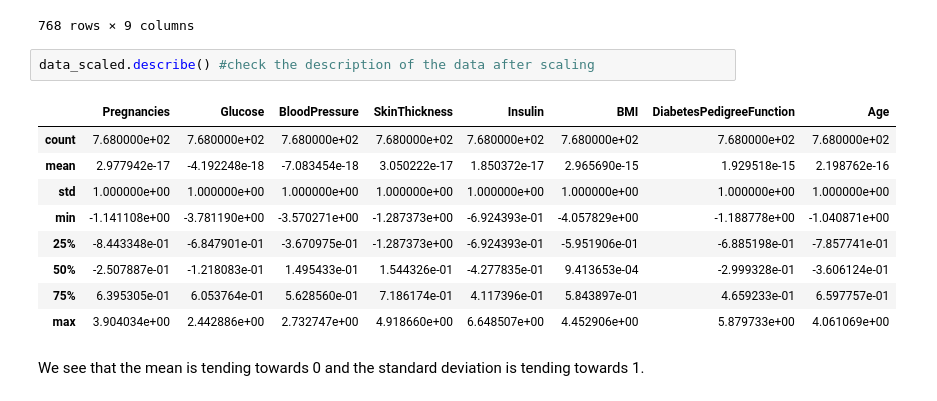
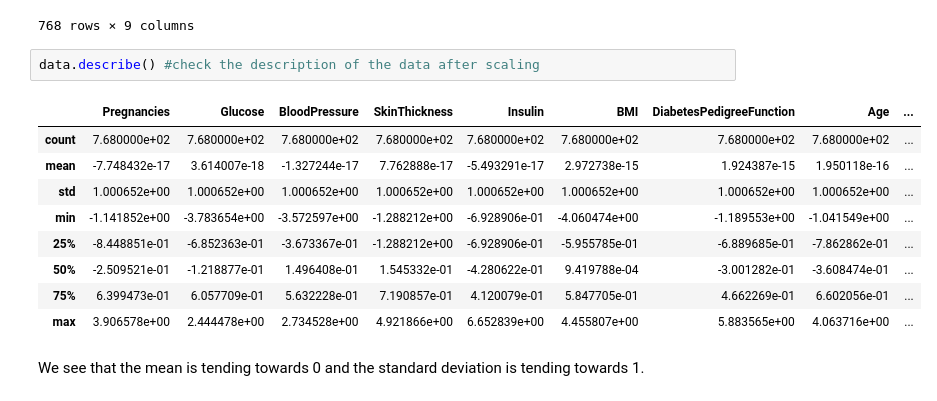
Before and after one commit to benjaminbenteke/test-live-coding, a Jupyter notebook: Ifeoma_Veronica_Nwabufo_LogRegression.ipynb, the cells around one changed output. Cells and saved outputs as stored; diff of their text form.

```diff
--- a/Ifeoma_Veronica_Nwabufo_LogRegression.ipynb
+++ b/Ifeoma_Veronica_Nwabufo_LogRegression.ipynb
@@ -125,17 +125,17 @@ data
 | 767 | -0.844885 | -0.873019 | 0.046245 | 0.656358 | -0.692891 | -0.202129 | -0.473785 | -0.871374 | ... |
 768 rows × 9 columns
 # %%
-data_scaled.describe() #check the description of the data after scaling
+data.describe() #check the description of the data after scaling
 # %% [output]
-|  | Pregnancies | Glucose | BloodPressure | SkinThickness | Insulin | BMI | DiabetesPedigreeFunction | Age |
-| count | 7.680000e+02 | 7.680000e+02 | 7.680000e+02 | 7.680000e+02 | 7.680000e+02 | 7.680000e+02 | 7.680000e+02 | 7.680000e+02 |
-| mean | 2.977942e-17 | -4.192248e-18 | -7.083454e-18 | 3.050222e-17 | 1.850372e-17 | 2.965690e-15 | 1.929518e-15 | 2.198762e-16 |
-| std | 1.000000e+00 | 1.000000e+00 | 1.000000e+00 | 1.000000e+00 | 1.000000e+00 | 1.000000e+00 | 1.000000e+00 | 1.000000e+00 |
-| min | -1.141108e+00 | -3.781190e+00 | -3.570271e+00 | -1.287373e+00 | -6.924393e-01 | -4.057829e+00 | -1.188778e+00 | -1.040871e+00 |
-| 25% | -8.443348e-01 | -6.847901e-01 | -3.670975e-01 | -1.287373e+00 | -6.924393e-01 | -5.951906e-01 | -6.885198e-01 | -7.857741e-01 |
-| 50% | -2.507887e-01 | -1.218083e-01 | 1.495433e-01 | 1.544326e-01 | -4.277835e-01 | 9.413653e-04 | -2.999328e-01 | -3.606124e-01 |
-| 75% | 6.395305e-01 | 6.053764e-01 | 5.628560e-01 | 7.186174e-01 | 4.117396e-01 | 5.843897e-01 | 4.659233e-01 | 6.597757e-01 |
-| max | 3.904034e+00 | 2.442886e+00 | 2.732747e+00 | 4.918660e+00 | 6.648507e+00 | 4.452906e+00 | 5.879733e+00 | 4.061069e+00 |
+|  | Pregnancies | Glucose | BloodPressure | SkinThickness | Insulin | BMI | DiabetesPedigreeFunction | Age | ... |
+| count | 7.680000e+02 | 7.680000e+02 | 7.680000e+02 | 7.680000e+02 | 7.680000e+02 | 7.680000e+02 | 7.680000e+02 | 7.680000e+02 | ... |
+| mean | -7.748432e-17 | 3.614007e-18 | -1.327244e-17 | 7.762888e-17 | -5.493291e-17 | 2.972738e-15 | 1.924387e-15 | 1.950118e-16 | ... |
+| std | 1.000652e+00 | 1.000652e+00 | 1.000652e+00 | 1.000652e+00 | 1.000652e+00 | 1.000652e+00 | 1.000652e+00 | 1.000652e+00 | ... |
+| min | -1.141852e+00 | -3.783654e+00 | -3.572597e+00 | -1.288212e+00 | -6.928906e-01 | -4.060474e+00 | -1.189553e+00 | -1.041549e+00 | ... |
+| 25% | -8.448851e-01 | -6.852363e-01 | -3.673367e-01 | -1.288212e+00 | -6.928906e-01 | -5.955785e-01 | -6.889685e-01 | -7.862862e-01 | ... |
+| 50% | -2.509521e-01 | -1.218877e-01 | 1.496408e-01 | 1.545332e-01 | -4.280622e-01 | 9.419788e-04 | -3.001282e-01 | -3.608474e-01 | ... |
+| 75% | 6.399473e-01 | 6.057709e-01 | 5.632228e-01 | 7.190857e-01 | 4.120079e-01 | 5.847705e-01 | 4.662269e-01 | 6.602056e-01 | ... |
+| max | 3.906578e+00 | 2.444478e+00 | 2.734528e+00 | 4.921866e+00 | 6.652839e+00 | 4.455807e+00 | 5.883565e+00 | 4.063716e+00 | ... |
 # %% [markdown]
 We see that the mean is tending towards 0 and the standard deviation is tending towards 1.
 # %% [markdown]
```
Also changed, not shown: parts of 7 cells of this notebook.
